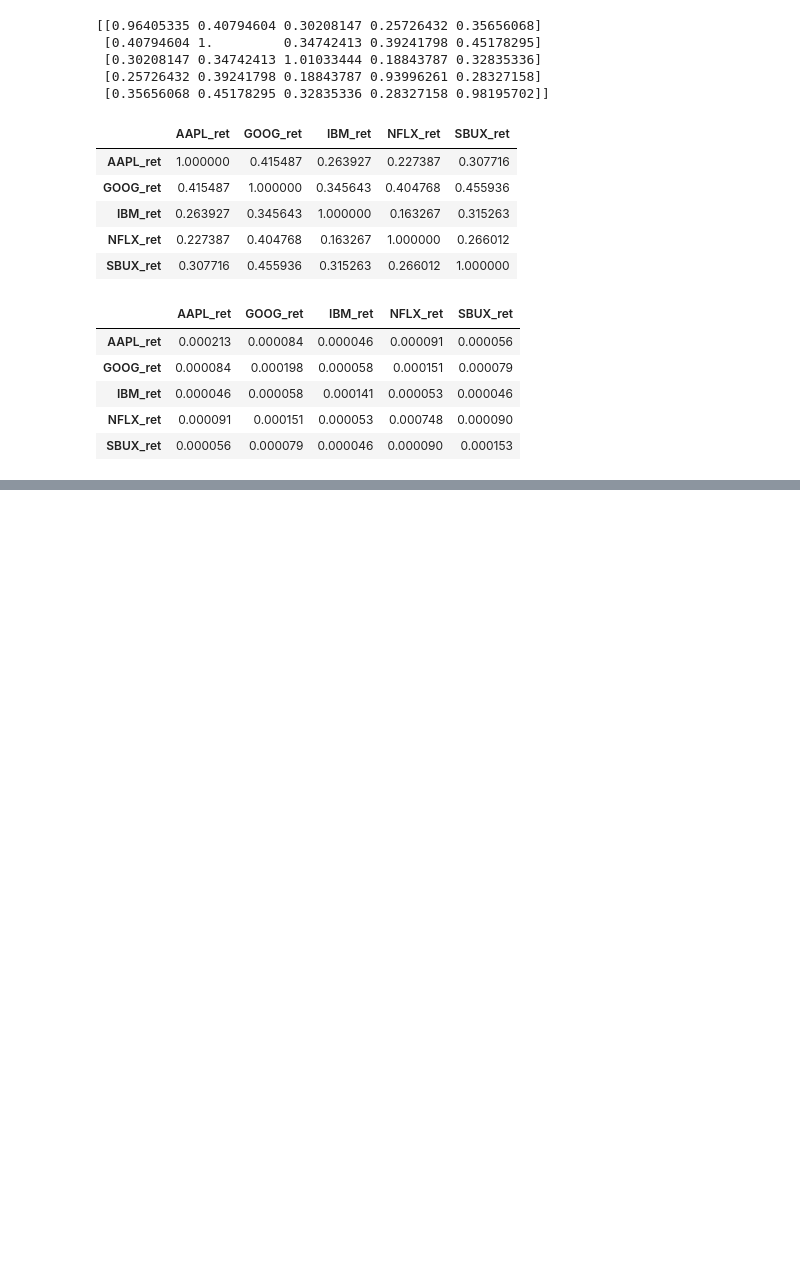
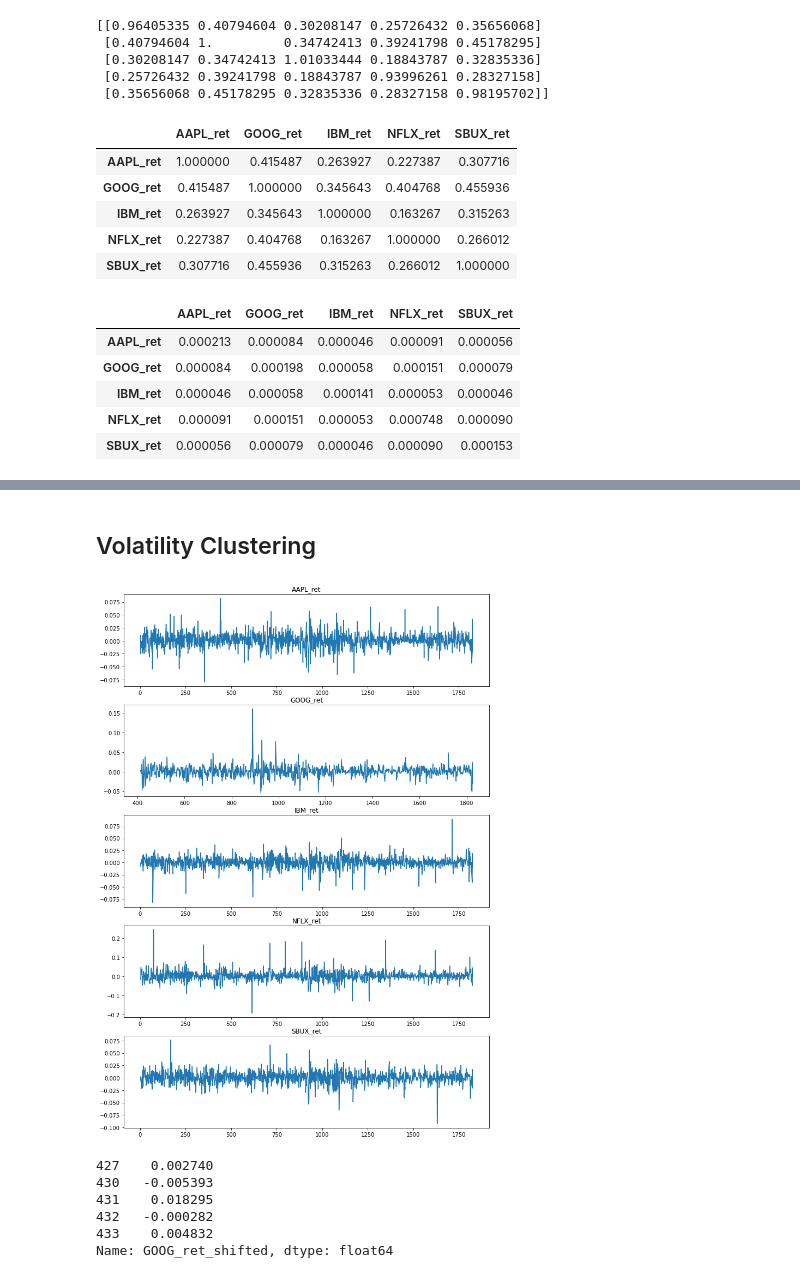
Before and after one commit to emiliocimino/financialengineering, a Jupyter notebook: 1 - Financial Basis/Financial Statistics.ipynb, the cells around one changed output, grey strips where cells are left out. Saved outputs shown, nothing was run; the diff lists cells and outputs as text; code cells hidden in the pictures; blank space fills up the shorter version.

```diff
--- a/1 - Financial Basis/Financial Statistics.ipynb
+++ b/1 - Financial Basis/Financial Statistics.ipynb
@@ -624,0 +710,18 @@ rets.cov()
+# %% [markdown]
+## Volatility Clustering
+# %%
+'''
+Veloce reminder per subplot: Creiamo dei subplot indicando ogni volta
+la dimensione matriciale: len(rets.columns) righe x 1 colonna e indicando
+nel loop quale posizione occuperanno.
+
+Distinguiamo le aree di alta volatilità dove vediamo "scarabocchi" più
+appuntiti (tipo area centrale APPLE o area tra 800 e 1000 google
+con aree di bassa volatilità (area tra 1400 e 1550 google)
+'''
+for i, symbol in enumerate(rets.columns):
+    plt.subplot(len(rets.columns), 1, i+1)
+    plt.title(symbol)
+    rets[symbol].plot(figsize=(12,18))
+# %% [output]
+[figure, added]
@@ -624,0 +735,9 @@ rets.cov()
+# %%
+goog_shift.head()
+# %% [output]
+427    0.002740
+430   -0.005393
+431    0.018295
+432   -0.000282
+433    0.004832
+Name: GOOG_ret_shifted, dtype: float64
```
Also changed, not shown: parts of 19 cells of this notebook, 3 other files.
